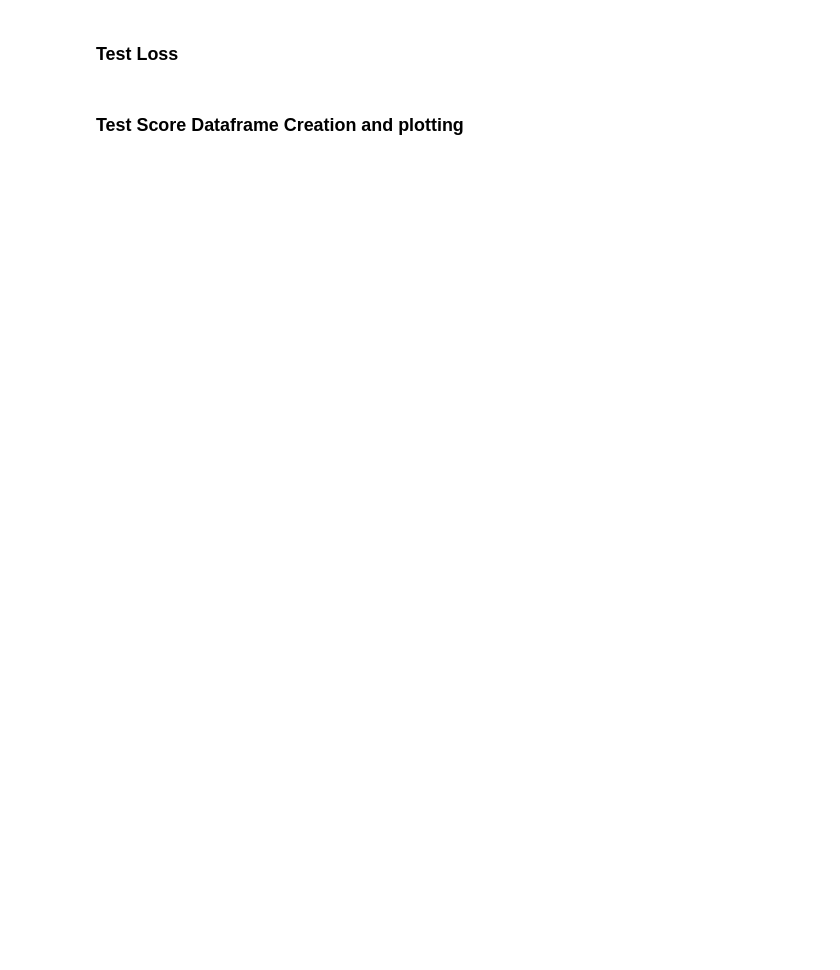
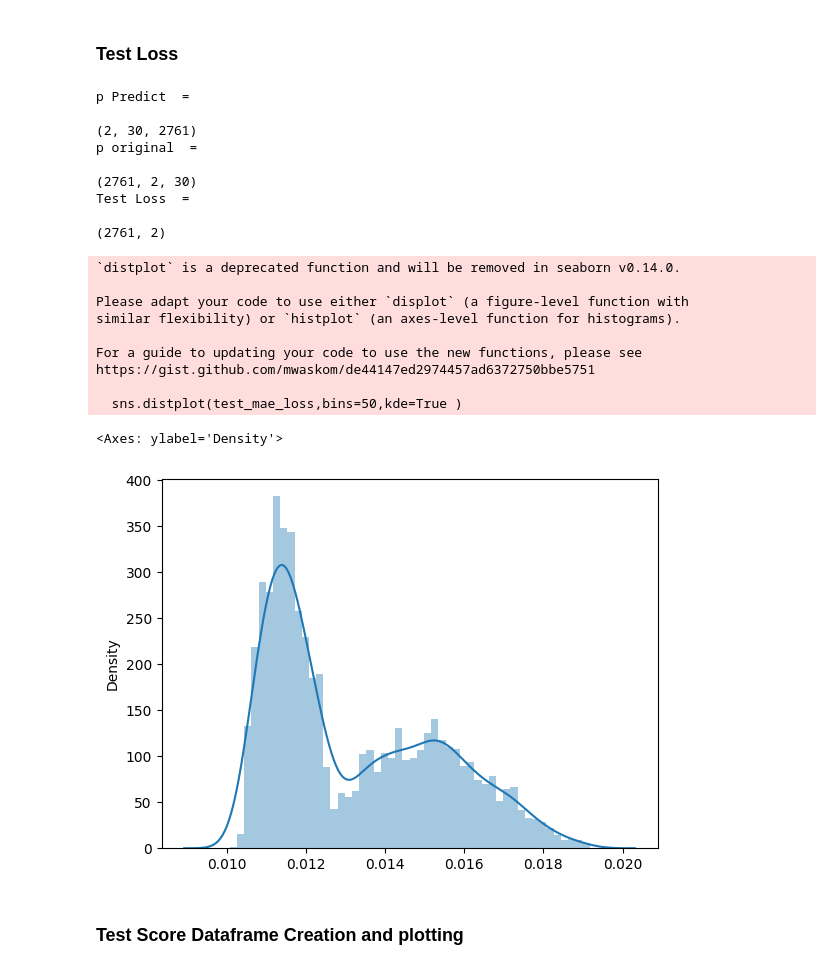
Before and after one commit to abdul2k10023/ML_CAN_IDS, a Jupyter notebook: multi_IDs.ipynb, the cells around one changed output. Cells and saved outputs as stored; diff of their text form; code cells hidden in the pictures; blank space fills up the shorter version.

```diff
--- a/multi_IDs.ipynb
+++ b/multi_IDs.ipynb
@@ -141,9 +180,7 @@ def creatDataset(x,y,time_step):
 # %%
 TIME_STEP = 30
 X_train, Y_train = creatDataset(df_ID_list, df_ID_list, TIME_STEP)
-
-# X_train, Y_train = creatDataset(df_ID_list, df_ID_list, TIME_STEP)
-# X_test, Y_test = creatDataset(df_test_plat_ID1[['Signal1_of_ID']], df_test_plat_ID1[['Signal1_of_ID']], TIME_STEP)
+X_test, Y_test = createTestDataset(df_testID_list, df_testID_list, TIME_STEP)
 
 # X_train.shape
 
@@ -185,0 +209,5 @@ print(X_train)
+# %%
+p = np.reshape(X_test,(-1,2,30))
+q = np.reshape(Y_test,(-1,2))
+print(p.shape)
+print(q.shape)
@@ -261,9 +299,2 @@ KeyboardInterrupt:
 # %% [markdown]
 #### Training loss, finding Threshold
-# %%
-reconstructed_model = keras.models.load_model("single_ID_LSTM_autoenc")
-x_train_predict = reconstructed_model.predict(X_train, verbose=0)
-train_mae_loss = np.mean(np.abs(x_train_predict - X_train), axis=1)
-sns.set(rc={'figure.figsize':(20,8.27)})
-sns.distplot(train_mae_loss,bins=100,kde=True)
-plt.savefig('training_loss.png')
@@ -270,12 +317,41 @@ plt.savefig('training_loss.png')
 # %% [markdown]
 ### Test Loss
 # %%
-THRESHOLD = 0.45
+THRESHOLD = 0.05
 
-x_test_predict = reconstructed_model.predict(X_test, verbose=0)
-test_mae_loss = np.mean(np.abs(x_test_predict - X_test), axis=1)
+x_test_predict = reconstructed_model.predict(p, verbose=0)
+p_test_predict = np.reshape(x_test_predict,(2,30,-1))
+p_predict = np.reshape(p,(2,30,-1))
+test_mae_loss = np.mean(np.abs(p_test_predict - p_predict), axis=1)
+test_mae_loss = np.reshape(test_mae_loss,(-1,2))
+# sns.distplot(train_mae_loss,bins=50,kde=True )
+print("p Predict  = \n")
+print(p_predict.shape)
+print("p original  = \n")
+print(p.shape)
+print("Test Loss  = \n")
 print(test_mae_loss.shape)
-
 sns.distplot(test_mae_loss,bins=50,kde=True )
+# %% [output]
+p Predict  =
+
+(2, 30, 2761)
+p original  =
+
+(2761, 2, 30)
+Test Loss  =
+
+(2761, 2)
+`distplot` is a deprecated function and will be removed in seaborn v0.14.0.
+
+Please adapt your code to use either `displot` (a figure-level function with
+similar flexibility) or `histplot` (an axes-level function for histograms).
+
+For a guide to updating your code to use the new functions, please see
+https://gist.github.com/mwaskom/de44147ed2974457ad6372750bbe5751
+
+  sns.distplot(test_mae_loss,bins=50,kde=True )
+<Axes: ylabel='Density'>
+[figure, added]
 # %% [markdown]
 ### Test Score Dataframe Creation and plotting
```
Also changed, not shown: parts of 21 cells of this notebook, 1 other file.
